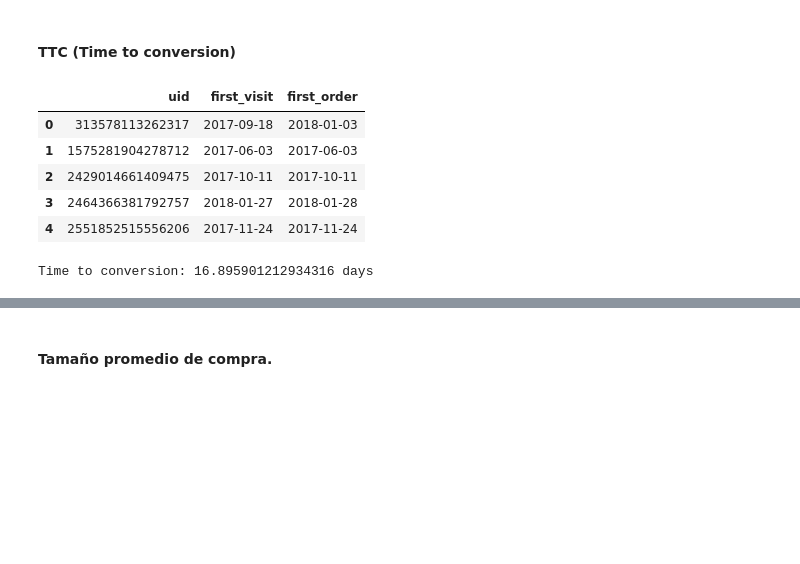
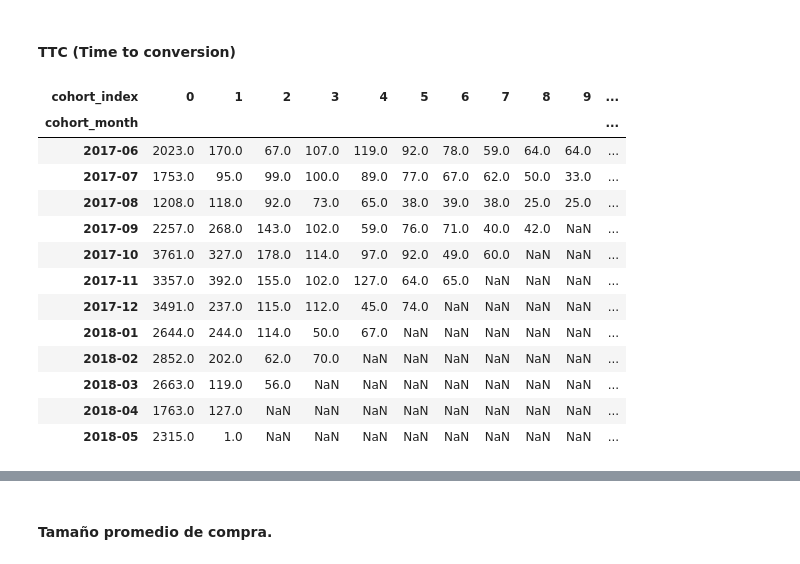
Before and after one commit to Sanlc10/showz_marketing_performance_analysis, a Jupyter notebook: Notebooks/EDA.ipynb, the cells around one changed output, grey strips where cells are left out. Cells and saved outputs as stored; diff of their text form; code cells hidden in the pictures; blank space fills up the shorter version.

```diff
--- a/Notebooks/EDA.ipynb
+++ b/Notebooks/EDA.ipynb
@@ -325,28 +341,41 @@ Para el DataFrame de orders, con respecto a las ventas que se realizaron en la t
 #### TTC (Time to conversion)
 # %%
 #Para calcular el tiempo que transcurre entre el registro y la primera compra de los clientes, primero vamos a encontrar su primera visita.
-first_visit = visits_df.groupby('uid')['session_date'].min().reset_index()
-first_visit.columns = ['uid', 'first_visit']
+first_visits = visits_df.groupby('uid')['session_date'].min().reset_index()
+first_visits.columns = ['uid', 'first_visit']
+first_visits['cohort_month'] = first_visits['first_visit'].dt.to_period('M')
 
 #Ahora debemos encontrar la primera compra de cada usuario.
-first_order = orders_df.groupby('uid')['order_date'].min().reset_index()
-first_order.columns = ['uid', 'first_order']
+first_orders = orders_df.groupby('uid')['order_date'].min().reset_index()
+first_orders.columns = ['uid', 'first_order']
+first_orders['order_month'] = first_orders['first_order'].dt.to_period('M')
 
 #Unimos ambos DataFrames.
-visits_orders = first_visit.merge(first_order, on='uid')
-visits_orders.head()
+cohort_df  = first_visits.merge(first_orders, on='uid', how='inner')
+
+from operator import attrgetter
+cohort_df['cohort_index'] = (cohort_df['order_month'] - cohort_df['cohort_month']).apply(attrgetter('n'))
+
+#Ahora creamos la matriz.
+cohort_matrix = cohort_df.pivot_table(
+    index='cohort_month',
+    columns='cohort_index',
+    values='uid',
+    aggfunc='count'
+)
+cohort_matrix
 # %% [output]
-|  | uid | first_visit | first_order |
-| 0 | 313578113262317 | 2017-09-18 | 2018-01-03 |
-| 1 | 1575281904278712 | 2017-06-03 | 2017-06-03 |
-| 2 | 2429014661409475 | 2017-10-11 | 2017-10-11 |
-| 3 | 2464366381792757 | 2018-01-27 | 2018-01-28 |
-| 4 | 2551852515556206 | 2017-11-24 | 2017-11-24 |
+| cohort_index | 0 | 1 | 2 | 3 | 4 | 5 | 6 | 7 | 8 | 9 | ... |
+| cohort_month |  |  |  |  |  |  |  |  |  |  | ... |
+| 2017-06 | 2023.0 | 170.0 | 67.0 | 107.0 | 119.0 | 92.0 | 78.0 | 59.0 | 64.0 | 64.0 | ... |
+| 2017-07 | 1753.0 | 95.0 | 99.0 | 100.0 | 89.0 | 77.0 | 67.0 | 62.0 | 50.0 | 33.0 | ... |
+| 2017-08 | 1208.0 | 118.0 | 92.0 | 73.0 | 65.0 | 38.0 | 39.0 | 38.0 | 25.0 | 25.0 | ... |
+| 2017-09 | 2257.0 | 268.0 | 143.0 | 102.0 | 59.0 | 76.0 | 71.0 | 40.0 | 42.0 | NaN | ... |
+| 2017-10 | 3761.0 | 327.0 | 178.0 | 114.0 | 97.0 | 92.0 | 49.0 | 60.0 | NaN | NaN | ... |
+| 2017-11 | 3357.0 | 392.0 | 155.0 | 102.0 | 127.0 | 64.0 | 65.0 | NaN | NaN | NaN | ... |
+| 2017-12 | 3491.0 | 237.0 | 115.0 | 112.0 | 45.0 | 74.0 | NaN | NaN | NaN | NaN | ... |
+| 2018-01 | 2644.0 | 244.0 | 114.0 | 50.0 | 67.0 | NaN | NaN | NaN | NaN | NaN | ... |
+| 2018-02 | 2852.0 | 202.0 | 62.0 | 70.0 | NaN | NaN | NaN | NaN | NaN | NaN | ... |
+| 2018-03 | 2663.0 | 119.0 | 56.0 | NaN | NaN | NaN | NaN | NaN | NaN | NaN | ... |
+| 2018-04 | 1763.0 | 127.0 | NaN | NaN | NaN | NaN | NaN | NaN | NaN | NaN | ... |
+| 2018-05 | 2315.0 | 1.0 | NaN | NaN | NaN | NaN | NaN | NaN | NaN | NaN | ... |
-# %%
-#Calculamos el tiempo que transcurre desde el registro hasta la primera compra, en días.
-visits_orders['time_to_conversion'] = (visits_orders['first_order'] - visits_orders['first_visit']).dt.days
-
-#Obtenemos la media, esto es igual al TTC.
-print('Time to conversion:', visits_orders['time_to_conversion'].mean(), 'days')
-# %% [output]
-Time to conversion: 16.895901212934316 days
```
Also changed, not shown: parts of 24 cells of this notebook.
